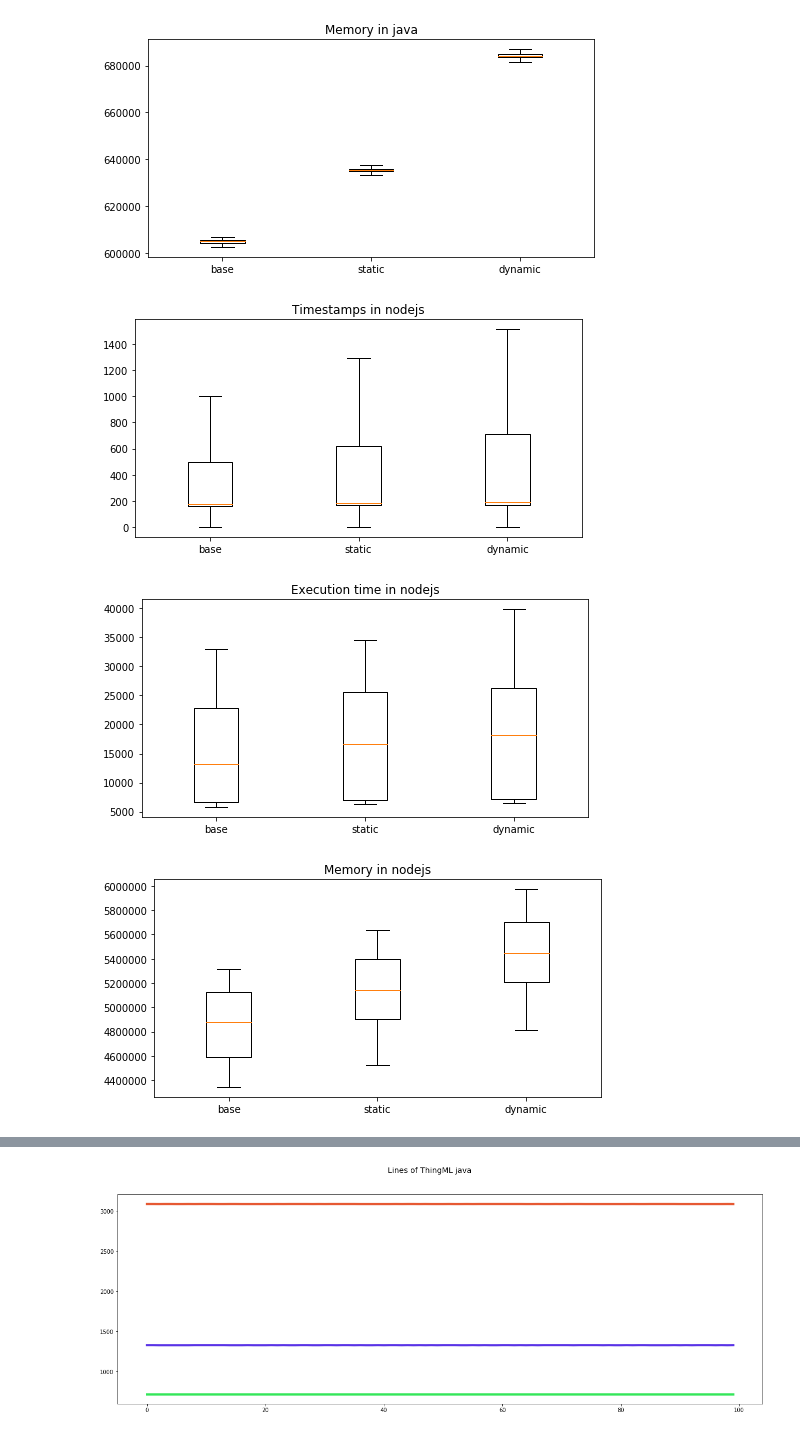
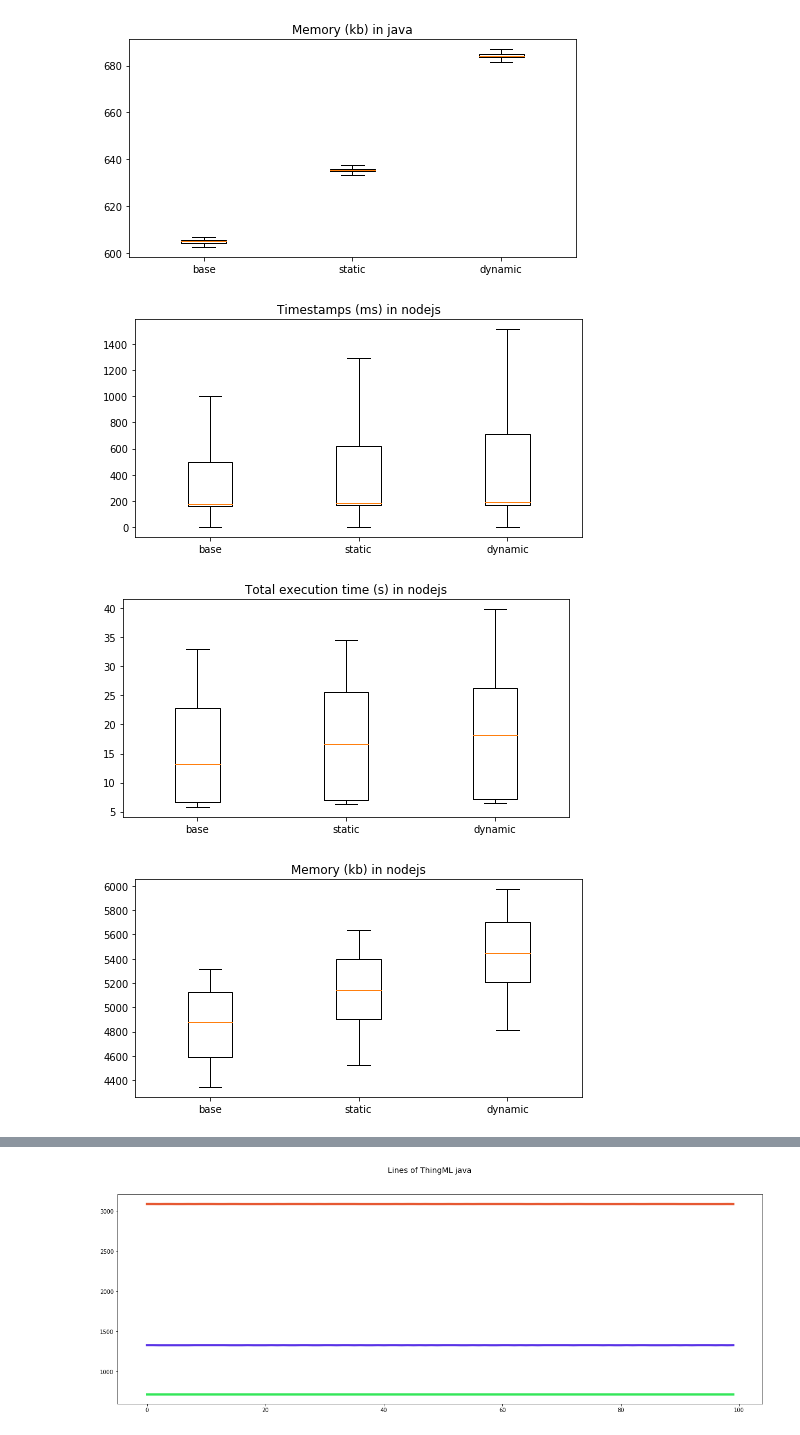
Before and after one commit to SINTEF-9012/thingml-diversifier, a Jupyter notebook: src/main/python/experiment1/performances.ipynb, the cells around one changed output, grey strips where cells are left out. Saved outputs shown, nothing was run; the diff lists cells and outputs as text; code cells hidden in the pictures.

```diff
--- a/src/main/python/experiment1/performances.ipynb
+++ b/src/main/python/experiment1/performances.ipynb
@@ -165,27 +165,27 @@ for language in languages:
     for mode in modes:
         ts, mem, t = allData(language, mode)
         all_ts.append(np.array(ts).flatten())
-        all_t.append(np.array(t).flatten())
-        all_mem.append(np.array(mem).flatten())
+        all_t.append(np.array(t).flatten()/1000)
+        all_mem.append(np.array(mem).flatten()/1000)
 
     fig = plt.figure(fig_counter, figsize=(8,4))
     plt.boxplot(all_ts, 0, '')
     plt.xticks(range(1, 4), ('base', 'static', 'dynamic'))
-    plt.title('Timestamps in ' + language)
+    plt.title('Timestamps (ms) in ' + language)
     plt.show()
     fig_counter = fig_counter + 1
 
     fig = plt.figure(fig_counter, figsize=(8,4))
     plt.boxplot(all_t, 0, '')
     plt.xticks(range(1, 4), ('base', 'static', 'dynamic'))
-    plt.title('Execution time in ' + language)
+    plt.title('Total execution time (s) in ' + language)
     plt.show()
     fig_counter = fig_counter + 1
 
     fig = plt.figure(fig_counter, figsize=(8,4))
     plt.boxplot(all_mem, 0, '')
     plt.xticks(range(1, 4), ('base', 'static', 'dynamic'))
-    plt.title('Memory in ' + language)
+    plt.title('Memory (kb) in ' + language)
     plt.show()
     fig_counter = fig_counter + 1
 # %% [output]
@@ -194,4 +194,4 @@ for language in languages:
-[figure, old version]
+[figure, new version]
-[figure, old version]
+[figure, new version]
-[figure, old version]
+[figure, new version]
-[figure, old version]
+[figure, new version]
```
Also changed, not shown: parts of 1 cell of this notebook, 4 other files.
